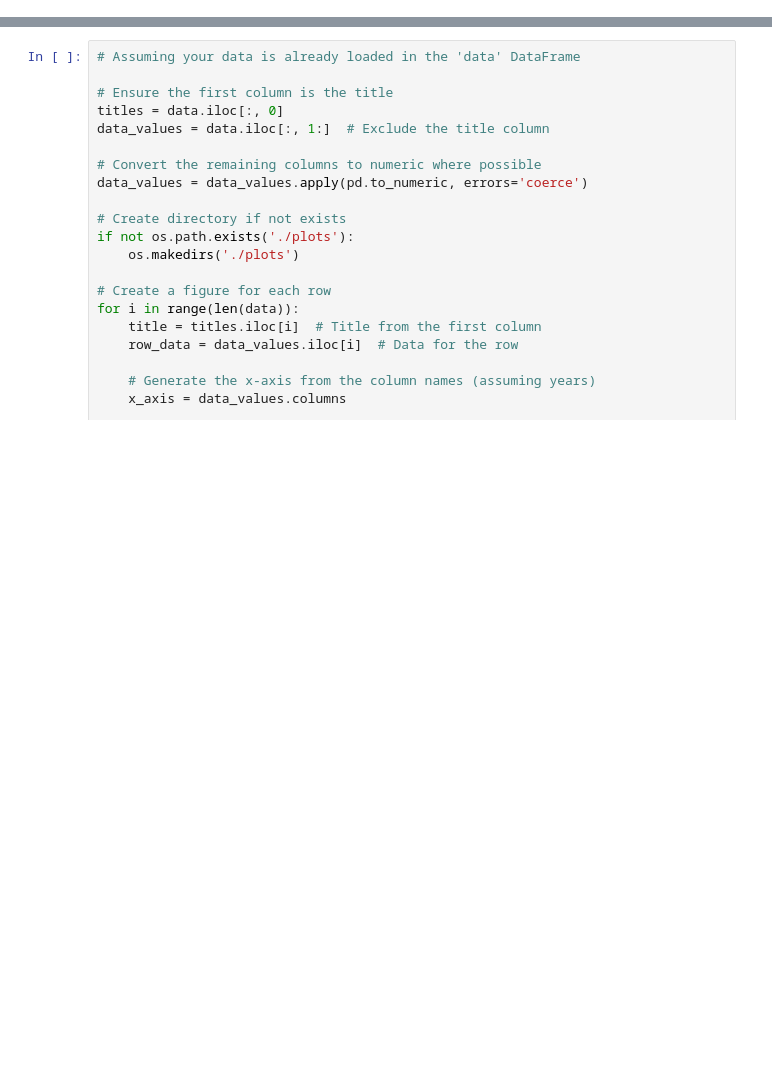
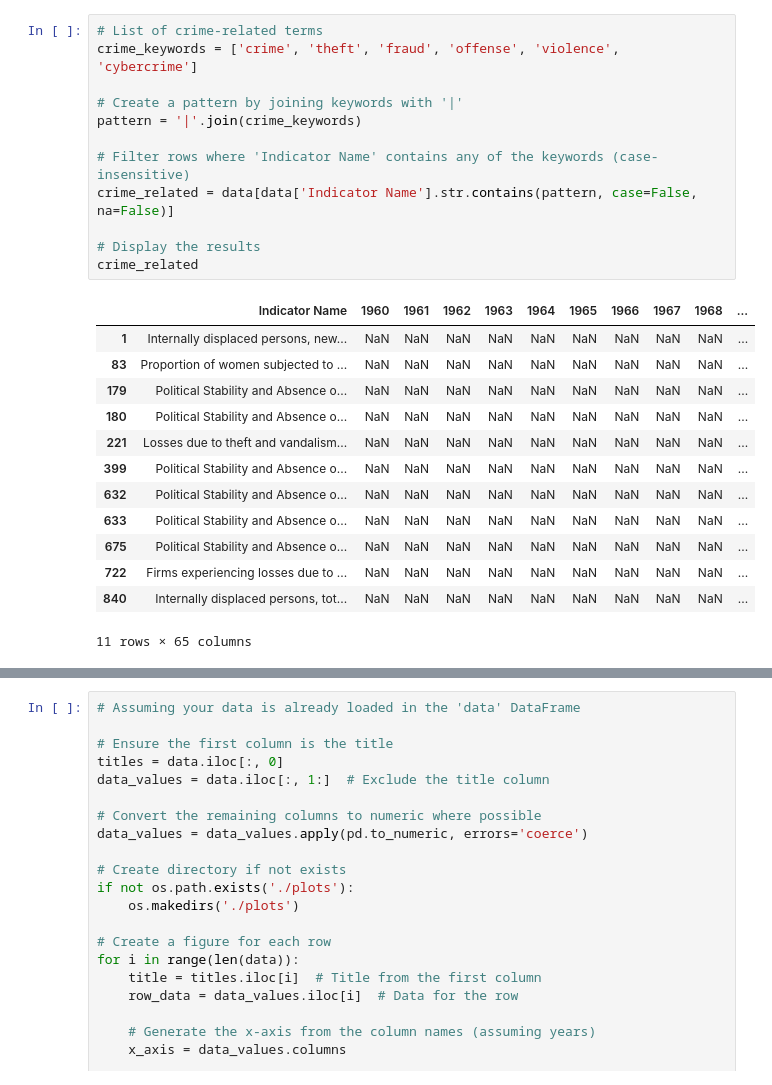
Before and after one commit to IchChefDuNixx/SriLankaEconomy, a Jupyter notebook: SriLanka.ipynb, the cells around one changed output, grey strips where cells are left out. Drawn from its saved outputs; the diff is of its cells as text; blank space fills up the shorter version.

```diff
--- a/SriLanka.ipynb
+++ b/SriLanka.ipynb
@@ -24,0 +11,26 @@ data
+# %%
+# List of crime-related terms
+crime_keywords = ['crime', 'theft', 'fraud', 'offense', 'violence', 'cybercrime']
+
+# Create a pattern by joining keywords with '|'
+pattern = '|'.join(crime_keywords)
+
+# Filter rows where 'Indicator Name' contains any of the keywords (case-insensitive)
+crime_related = data[data['Indicator Name'].str.contains(pattern, case=False, na=False)]
+
+# Display the results
+crime_related
+# %% [output]
+|  | Indicator Name | 1960 | 1961 | 1962 | 1963 | 1964 | 1965 | 1966 | 1967 | 1968 | ... |
+| 1 | Internally displaced persons, new... | NaN | NaN | NaN | NaN | NaN | NaN | NaN | NaN | NaN | ... |
+| 83 | Proportion of women subjected to ... | NaN | NaN | NaN | NaN | NaN | NaN | NaN | NaN | NaN | ... |
+| 179 | Political Stability and Absence o... | NaN | NaN | NaN | NaN | NaN | NaN | NaN | NaN | NaN | ... |
+| 180 | Political Stability and Absence o... | NaN | NaN | NaN | NaN | NaN | NaN | NaN | NaN | NaN | ... |
+| 221 | Losses due to theft and vandalism... | NaN | NaN | NaN | NaN | NaN | NaN | NaN | NaN | NaN | ... |
+| 399 | Political Stability and Absence o... | NaN | NaN | NaN | NaN | NaN | NaN | NaN | NaN | NaN | ... |
+| 632 | Political Stability and Absence o... | NaN | NaN | NaN | NaN | NaN | NaN | NaN | NaN | NaN | ... |
+| 633 | Political Stability and Absence o... | NaN | NaN | NaN | NaN | NaN | NaN | NaN | NaN | NaN | ... |
+| 675 | Political Stability and Absence o... | NaN | NaN | NaN | NaN | NaN | NaN | NaN | NaN | NaN | ... |
+| 722 | Firms experiencing losses due to ... | NaN | NaN | NaN | NaN | NaN | NaN | NaN | NaN | NaN | ... |
+| 840 | Internally displaced persons, tot... | NaN | NaN | NaN | NaN | NaN | NaN | NaN | NaN | NaN | ... |
+11 rows × 65 columns
```
Also changed, not shown: parts of 7 cells of this notebook, 2 other files.
